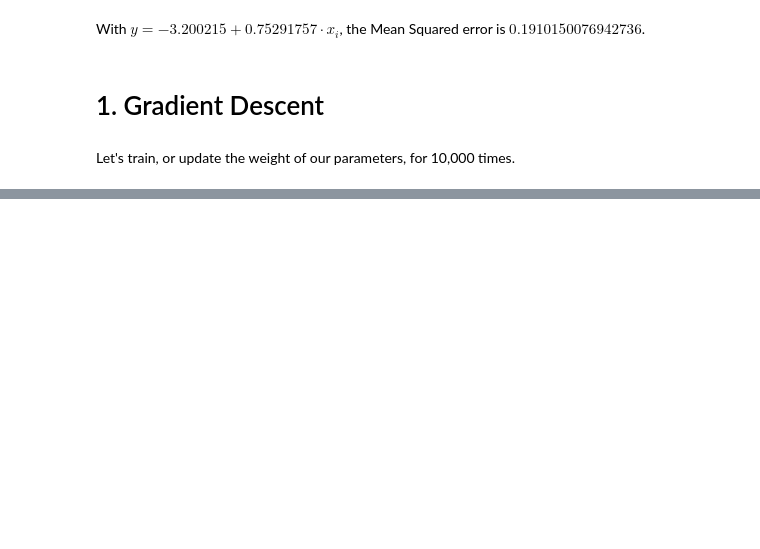
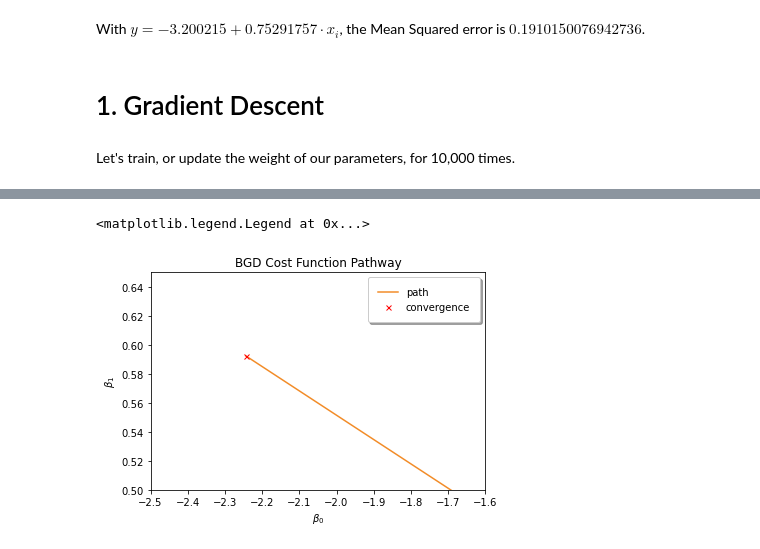
Before and after one commit to bsraya/optimization-algorithms, a Jupyter notebook: bgd.ipynb, the cells around one changed output, grey strips where cells are left out. Drawn from its saved outputs; the diff is of its cells as text; code cells hidden in the pictures; blank space fills up the shorter version.

```diff
--- a/bgd.ipynb
+++ b/bgd.ipynb
@@ -256,0 +241,29 @@ plt.legend(fancybox=True, framealpha=1, shadow=True, borderpad=1)
+# %%
+plt.contour(x, y, z)
+plt.title("BGD Cost Function Pathway")
+plt.xlabel(r'$\beta_0$')
+plt.ylabel(r'$\beta_1$')
+
+plt.plot(
+    gd_loss['intercept'][0:len(gd_loss)-2],
+    gd_loss['coefficient'][0:len(gd_loss)-2],
+    color='#f28c28',
+    label='path'
+)
+
+plt.plot(
+    gd_loss['intercept'][len(gd_loss)-1],
+    gd_loss['coefficient'][len(gd_loss)-1],
+    'x',
+    markersize=5,
+    color='red',
+    label="convergence"
+)
+
+plt.xlim(-2.5, -1.6)
+plt.ylim(0.5, 0.65)
+
+plt.legend(fancybox=True, framealpha=1, shadow=True, borderpad=1)
+# %% [output]
+<matplotlib.legend.Legend at 0x...>
+[figure, added]
```
Also changed, not shown: parts of 10 cells of this notebook.
